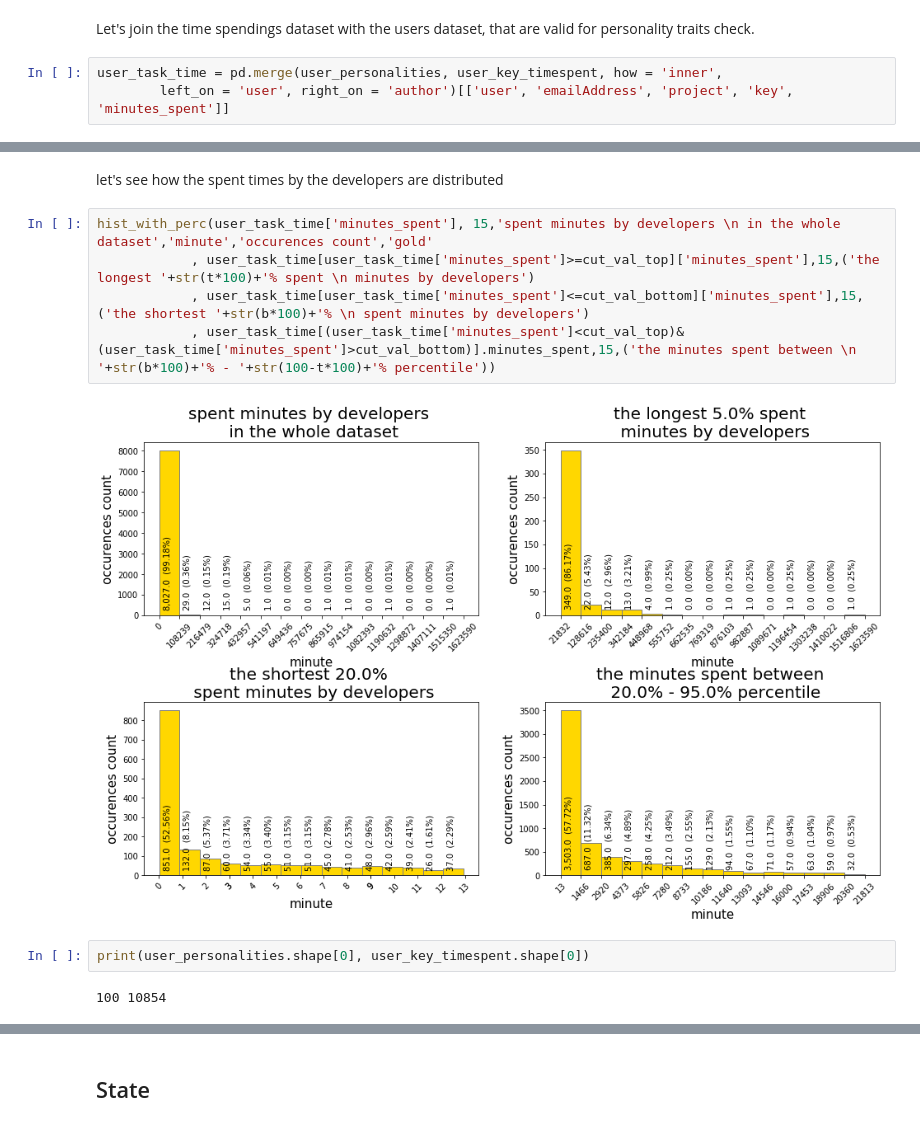
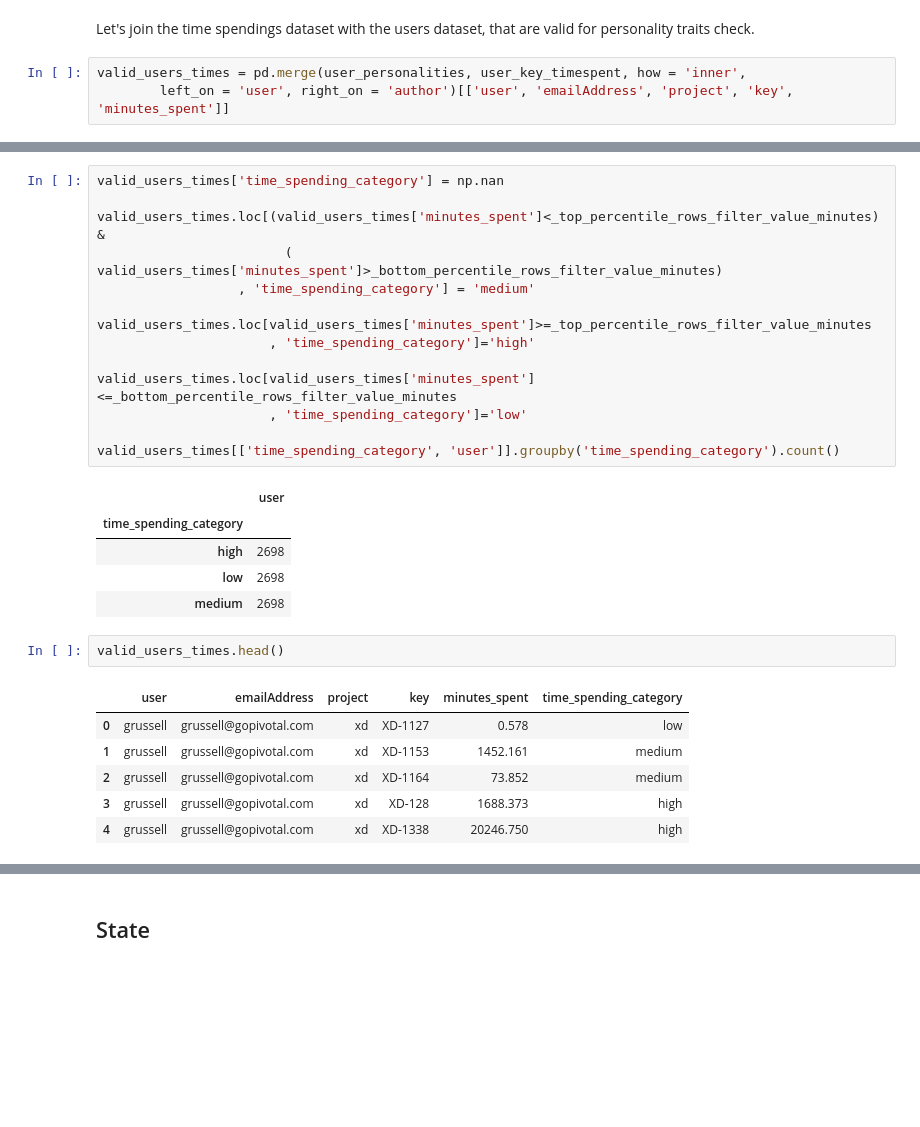
Before and after one commit to gogoladzetedo/Personalities_In_Agile, a Jupyter notebook: Analysis.ipynb, the cells around one changed output, grey strips where cells are left out. Drawn from its saved outputs; the diff is of its cells as text; blank space fills up the shorter version.

```diff
--- a/Analysis.ipynb
+++ b/Analysis.ipynb
@@ -894,5 +894,5 @@ user_key_timespent.head(3)
 # %% [markdown]
 Let's join the time spendings dataset with the users dataset, that are valid for personality traits check.
 # %%
-user_task_time = pd.merge(user_personalities, user_key_timespent, how = 'inner',
+valid_users_times = pd.merge(user_personalities, user_key_timespent, how = 'inner',
         left_on = 'user', right_on = 'author')[['user', 'emailAddress', 'project', 'key', 'minutes_spent']]
@@ -920,13 +940,29 @@ Total number of rows in dataset:  8093
-# %% [markdown]
-let's see how the spent times by the developers are distributed
-# %%
-hist_with_perc(user_task_time['minutes_spent'], 15,'spent minutes by developers \n in the whole dataset','minute','occurences count','gold'
-            , user_task_time[user_task_time['minutes_spent']>=cut_val_top]['minutes_spent'],15,('the longest '+str(t*100)+'% spent \n minutes by developers')
-            , user_task_time[user_task_time['minutes_spent']<=cut_val_bottom]['minutes_spent'],15,('the shortest '+str(b*100)+'% \n spent minutes by developers')
-            , user_task_time[(user_task_time['minutes_spent']<cut_val_top)&(user_task_time['minutes_spent']>cut_val_bottom)].minutes_spent,15,('the minutes spent between \n '+str(b*100)+'% - '+str(100-t*100)+'% percentile'))
-# %% [output]
-[figure, removed]
-# %%
-print(user_personalities.shape[0], user_key_timespent.shape[0])
-# %% [output]
-100 10854
+# %%
+valid_users_times['time_spending_category'] = np.nan
+
+valid_users_times.loc[(valid_users_times['minutes_spent']<_top_percentile_rows_filter_value_minutes) &
+                        ( valid_users_times['minutes_spent']>_bottom_percentile_rows_filter_value_minutes)
+                  , 'time_spending_category'] = 'medium'
+
+valid_users_times.loc[valid_users_times['minutes_spent']>=_top_percentile_rows_filter_value_minutes
+                      , 'time_spending_category']='high'
+
+valid_users_times.loc[valid_users_times['minutes_spent']<=_bottom_percentile_rows_filter_value_minutes
+                      , 'time_spending_category']='low'
+
+valid_users_times[['time_spending_category', 'user']].groupby('time_spending_category').count()
+# %% [output]
+|  | user |
+| time_spending_category |  |
+| high | 2698 |
+| low | 2698 |
+| medium | 2698 |
+# %%
+valid_users_times.head()
+# %% [output]
+|  | user | emailAddress | project | key | minutes_spent | time_spending_category |
+| 0 | grussell | grussell@gopivotal.com | xd | XD-1127 | 0.578 | low |
+| 1 | grussell | grussell@gopivotal.com | xd | XD-1153 | 1452.161 | medium |
+| 2 | grussell | grussell@gopivotal.com | xd | XD-1164 | 73.852 | medium |
+| 3 | grussell | grussell@gopivotal.com | xd | XD-128 | 1688.373 | high |
+| 4 | grussell | grussell@gopivotal.com | xd | XD-1338 | 20246.750 | high |
```
Also changed, not shown: parts of 7 cells of this notebook.
